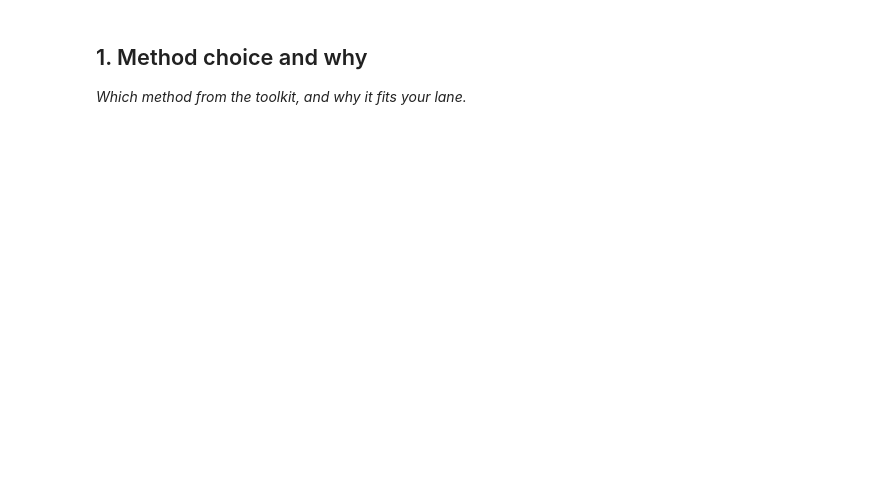
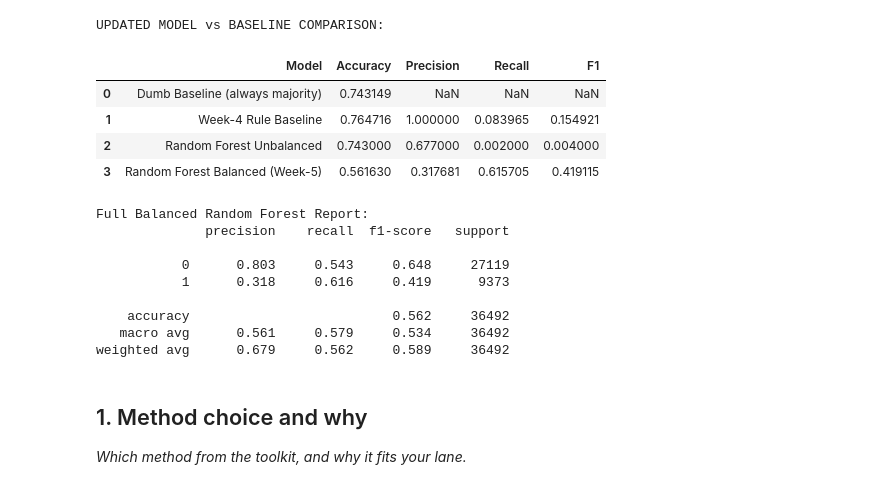
Before and after one commit to SIDRAATTIQUE/flyrank-machine-learning, a Jupyter notebook: work/notebooks/w05_model.ipynb, the cells around one changed output. Saved outputs shown, nothing was run; the diff lists cells and outputs as text; code cells hidden in the pictures; blank space fills up the shorter version.

```diff
--- a/work/notebooks/w05_model.ipynb
+++ b/work/notebooks/w05_model.ipynb
@@ -9,3 +106,77 @@ This skeleton is yours to fill. Work the sections **in order** — each one has
+# %%
+from sklearn.ensemble import RandomForestClassifier
+from sklearn.metrics import classification_report, accuracy_score, precision_score, recall_score, f1_score
+
+# ============================================
+# IMPROVED MODEL: Balanced Random Forest
+# class_weight='balanced' fixes the imbalance problem
+# ============================================
+model_balanced = RandomForestClassifier(
+    n_estimators=200,
+    max_depth=6,
+    class_weight='balanced',  # This is the key fix
+    random_state=42,
+    n_jobs=-1
+)
+model_balanced.fit(X_train, y_train)
+model_preds_balanced = model_balanced.predict(X_test)
+
+model_accuracy  = accuracy_score(y_test, model_preds_balanced)
+model_precision = precision_score(y_test, model_preds_balanced, zero_division=0)
+model_recall    = recall_score(y_test, model_preds_balanced, zero_division=0)
+model_f1        = f1_score(y_test, model_preds_balanced, zero_division=0)
+
+# Baseline numbers (same as before)
+test_rows = model_data.iloc[test_idx]
+baseline_preds = (
+    (test_rows['imp_last30'] < 0.8 * test_rows['imp_prev30']) &
+    (test_rows['pos_volatility'] < 2.0)
+).astype(int).values
+
+baseline_accuracy  = accuracy_score(y_test, baseline_preds)
+baseline_precision = precision_score(y_test, baseline_preds, zero_division=0)
+baseline_recall    = recall_score(y_test, baseline_preds, zero_division=0)
+baseline_f1        = f1_score(y_test, baseline_preds, zero_division=0)
+
+# Dumb baseline
+dumb_preds    = np.full(len(y_test), y_test.mode()[0])
+dumb_accuracy = accuracy_score(y_test, dumb_preds)
+
+# Updated comparison table
+comparison = pd.DataFrame({
+    'Model': [
+        'Dumb Baseline (always majority)',
+        'Week-4 Rule Baseline',
+        'Random Forest Unbalanced',
+        'Random Forest Balanced (Week-5)'
+    ],
+    'Accuracy':  [dumb_accuracy,  baseline_accuracy,  0.743, model_accuracy],
+    'Precision': [np.nan,         baseline_precision, 0.677, model_precision],
+    'Recall':    [np.nan,         baseline_recall,    0.002, model_recall],
+    'F1':        [np.nan,         baseline_f1,        0.004, model_f1],
+})
+
+print("UPDATED MODEL vs BASELINE COMPARISON:")
+display(comparison)
+
+print("\nFull Balanced Random Forest Report:")
+print(classification_report(y_test, model_preds_balanced, digits=3))
+# %% [output]
+UPDATED MODEL vs BASELINE COMPARISON:
+|  | Model | Accuracy | Precision | Recall | F1 |
+| 0 | Dumb Baseline (always majority) | 0.743149 | NaN | NaN | NaN |
+| 1 | Week-4 Rule Baseline | 0.764716 | 1.000000 | 0.083965 | 0.154921 |
+| 2 | Random Forest Unbalanced | 0.743000 | 0.677000 | 0.002000 | 0.004000 |
+| 3 | Random Forest Balanced (Week-5) | 0.561630 | 0.317681 | 0.615705 | 0.419115 |
+Full Balanced Random Forest Report:
+              precision    recall  f1-score   support
+
+           0      0.803     0.543     0.648     27119
+           1      0.318     0.616     0.419      9373
+
+    accuracy                          0.562     36492
+   macro avg      0.561     0.579     0.534     36492
+weighted avg      0.679     0.562     0.589     36492
 # %% [markdown]
 ## 1. Method choice and why
 
```
Also changed, not shown: parts of 10 cells of this notebook.
